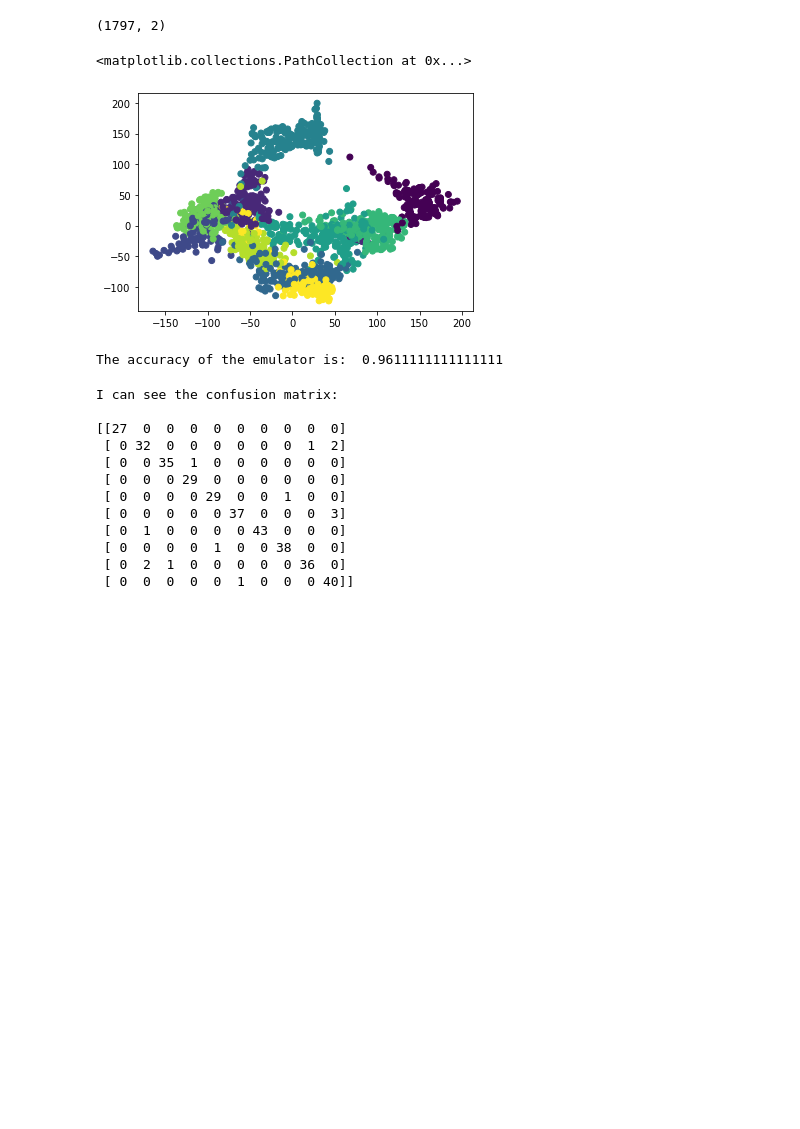
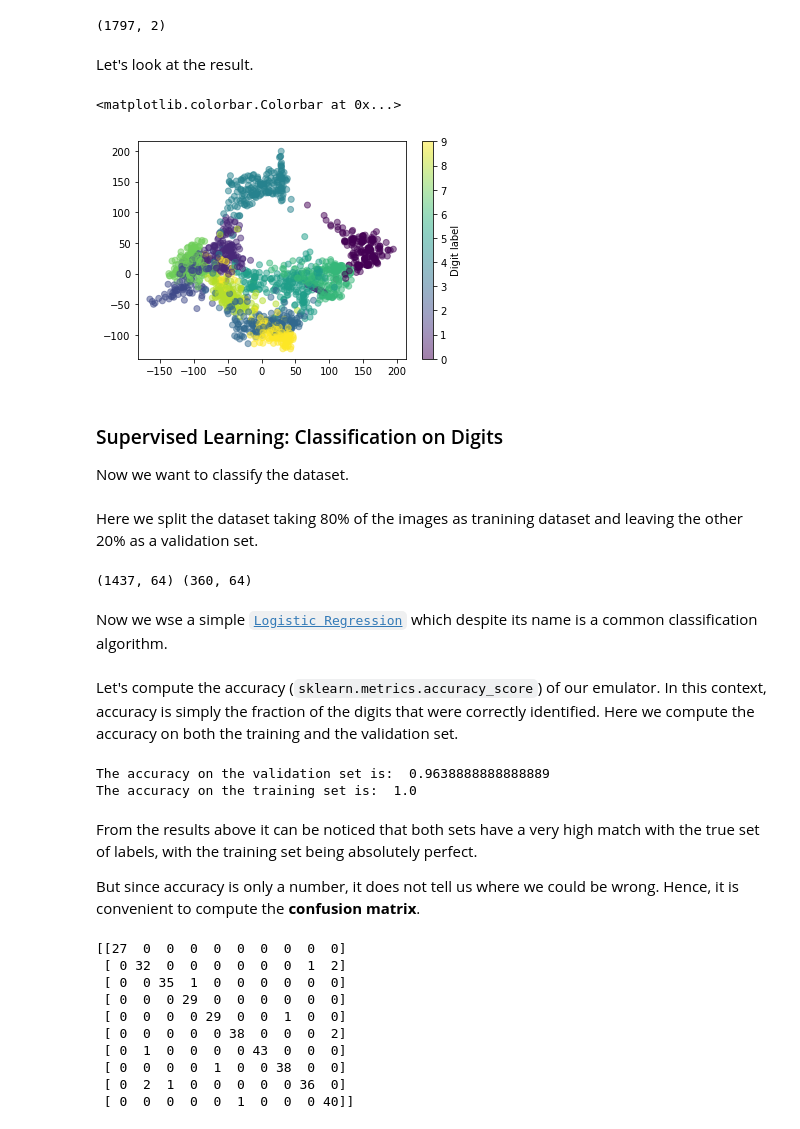
Before and after one commit to LorenzoVigan56/astrostatistics_bicocca_2024, a Jupyter notebook: working/L13_Classification.ipynb, the cells around one changed output. Cells and saved outputs as stored; diff of their text form; code cells hidden in the pictures; blank space fills up the shorter version.

```diff
--- a/working/L13_Classification.ipynb
+++ b/working/L13_Classification.ipynb
@@ -21,34 +33,56 @@ digits_transformed = embedding.fit_transform(digits.data)
 print(digits_transformed.shape)
 # %% [output]
 (1797, 2)
+# %% [markdown]
+Let's look at the result.
 # %%
-plt.scatter(digits_transformed[:,0], digits_transformed[:,1], c=digits.target)
+plt.scatter(digits_transformed[:,0], digits_transformed[:,1], c=digits.target, alpha=0.5)
+plt.colorbar(label='Digit label')
 # %% [output]
-<matplotlib.collections.PathCollection at 0x...>
+<matplotlib.colorbar.Colorbar at 0x...>
-[figure, old version]
+[figure, new version]
+# %% [markdown]
+### Supervised Learning: Classification on Digits
+
+Now we want to classify the dataset.
+# %% [markdown]
+Here we split the dataset taking 80% of the images as tranining dataset and leaving the other 20% as a validation set.
 # %%
-X_train, X_test, y_train, y_test = train_test_split(digits.data, digits.target, test_size=0.2, random_state=0) # i take 20% of data for testing
+X_train, X_test, y_train, y_test = train_test_split(digits.data, digits.target, train_size=0.8, random_state=0)
+print(X_train.shape, X_test.shape)
+# %% [output]
+(1437, 64) (360, 64)
+# %% [markdown]
+Now we wse a simple [`Logistic Regression`](http://scikit-learn.org/stable/modules/generated/sklearn.linear_model.LogisticRegression.html) which despite its name is a common classification algorithm.
 # %%
 clf = LogisticRegression(penalty='l2', max_iter=2000,solver='sag').fit(X_train, y_train)
+# %% [markdown]
+Let's compute the accuracy (`sklearn.metrics.accuracy_score`) of our emulator. In this context, accuracy is simply the fraction of the digits that were correctly identified. Here we compute the accuracy on both the training and the validation set.
 # %%
 y_pred = clf.predict(X_test)
 acc = accuracy_score(y_test, y_pred)
-print('The accuracy of the emulator is: ', acc)
+
+y_predtrain = clf.predict(X_train)
+acc_train = accuracy_score(y_train, y_predtrain)
+print('The accuracy on the validation set is: ', acc)
+print('The accuracy on the training set is: ', acc_train)
 # %% [output]
-The accuracy of the emulator is:  0.9611111111111111
+The accuracy on the validation set is:  0.9638888888888889
+The accuracy on the training set is:  1.0
+# %% [markdown]
+From the results above it can be noticed that both sets have a very high match with the true set of labels, with the training set being absolutely perfect.
+
+But since accuracy is only a number, it does not tell us where we could be wrong. Hence, it is convenient to compute the **confusion matrix**.
 # %%
 from sklearn.metrics import confusion_matrix
-print('I can see the confusion matrix: \n')
 print(confusion_matrix(y_test, y_pred))
 # %% [output]
-I can see the confusion matrix:
-
 [[27  0  0  0  0  0  0  0  0  0]
  [ 0 32  0  0  0  0  0  0  1  2]
  [ 0  0 35  1  0  0  0  0  0  0]
  [ 0  0  0 29  0  0  0  0  0  0]
  [ 0  0  0  0 29  0  0  1  0  0]
- [ 0  0  0  0  0 37  0  0  0  3]
+ [ 0  0  0  0  0 38  0  0  0  2]
  [ 0  1  0  0  0  0 43  0  0  0]
  [ 0  0  0  0  1  0  0 38  0  0]
  [ 0  2  1  0  0  0  0  0 36  0]
```
Also changed, not shown: parts of 8 cells of this notebook, 6 other files.
